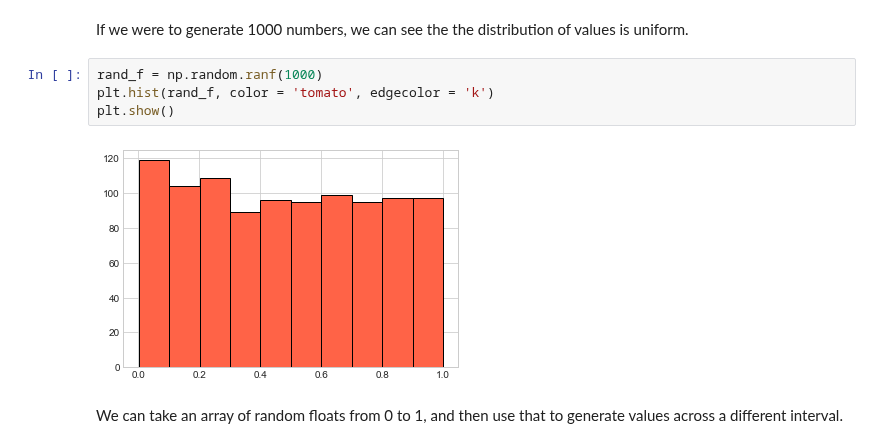
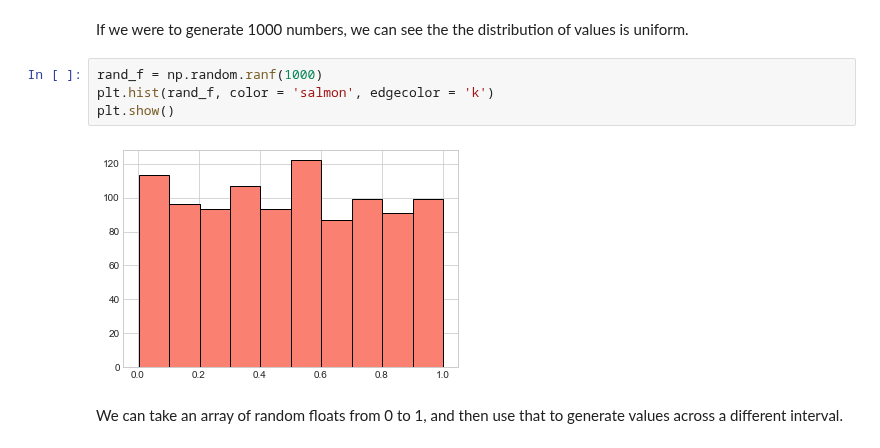
Before and after one commit to MarionMcG/numpy.random, a Jupyter notebook: numpy-random.ipynb, the cells around one changed output. Saved outputs shown, nothing was run; the diff lists cells and outputs as text.

```diff
--- a/numpy-random.ipynb
+++ b/numpy-random.ipynb
@@ -79,10 +79,10 @@ np.random.sample()
 If we were to generate 1000 numbers, we can see the the distribution of values is uniform.
 # %%
 rand_f = np.random.ranf(1000)
-plt.hist(rand_f, color = 'tomato', edgecolor = 'k')
+plt.hist(rand_f, color = 'salmon', edgecolor = 'k')
 plt.show()
 # %% [output]
-[figure, old version]
+[figure, new version]
 # %% [markdown]
 We can take an array of random floats from 0 to 1, and then use that to generate values across a different interval.
 # %%
```
Also changed, not shown: parts of 16 cells of this notebook.
